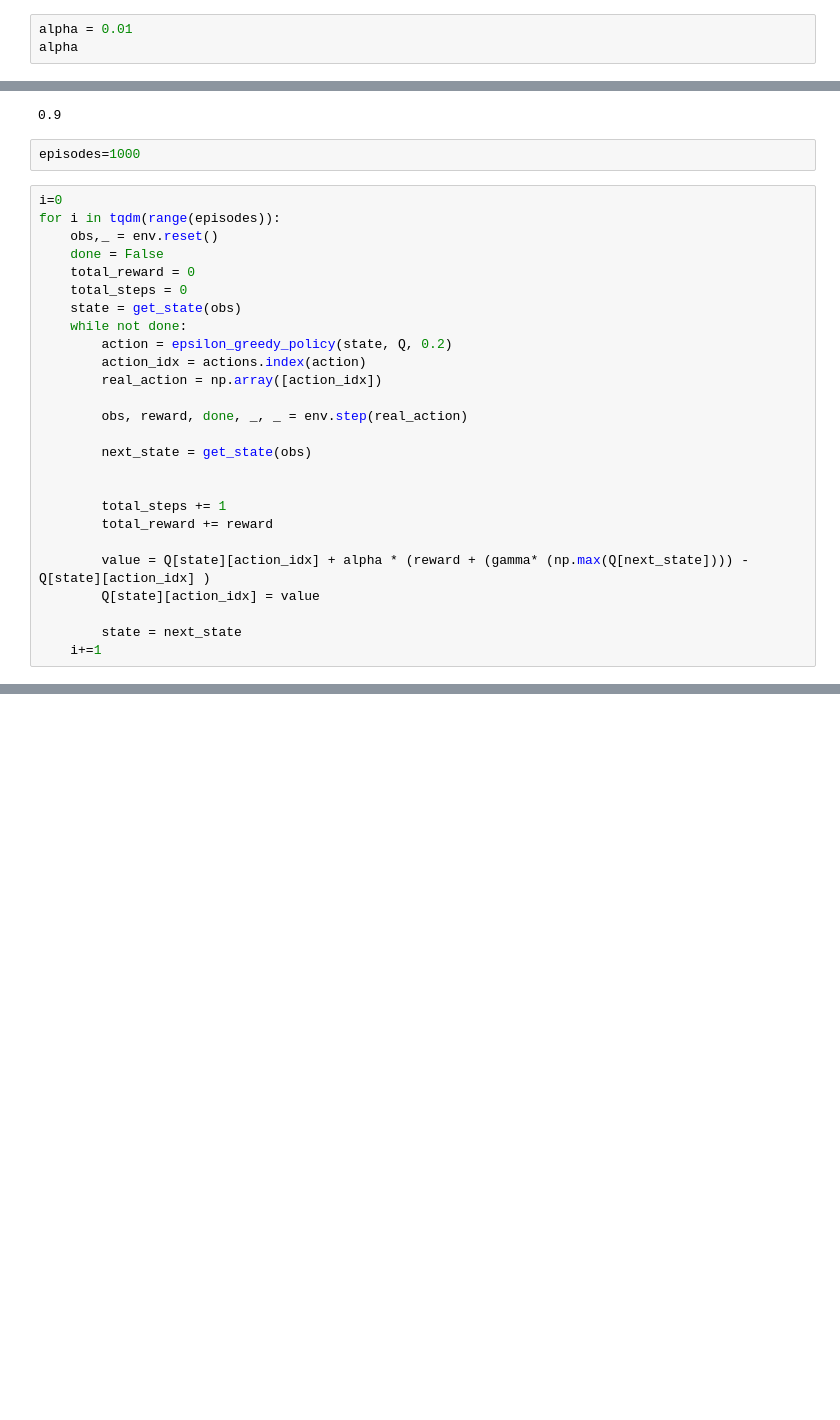
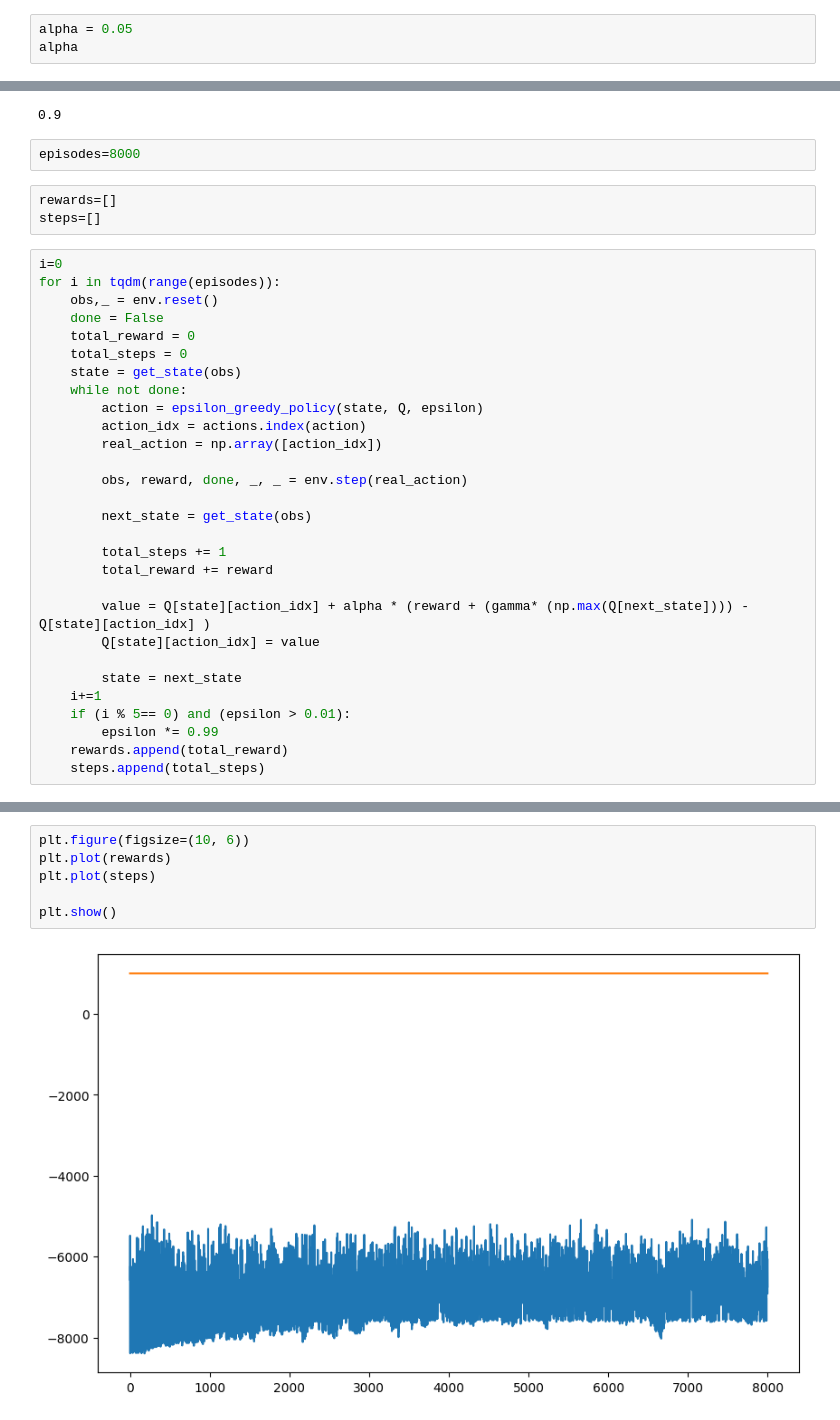
Before and after one commit to JosefinaFerrari/Obligatorio-IA, a Jupyter notebook: Pendulum/pendulum.ipynb, the cells around one changed output, grey strips where cells are left out. Drawn from its saved outputs; the diff is of its cells as text; blank space fills up the shorter version.

```diff
--- a/Pendulum/pendulum.ipynb
+++ b/Pendulum/pendulum.ipynb
@@ -170,4 +180,4 @@ iterations = 10
 # %%
-alpha = 0.01
+alpha = 0.05
 alpha
 # %% [output]
@@ -178,7 +188,10 @@ gamma
 # %% [output]
 0.9
 # %%
-episodes=1000
+episodes=8000
+# %%
+rewards=[]
+steps=[]
 # %%
 i=0
 for i in tqdm(range(episodes)):
@@ -188,14 +201,13 @@ for i in tqdm(range(episodes)):
     total_steps = 0
     state = get_state(obs)
     while not done:
-        action = epsilon_greedy_policy(state, Q, 0.2)
+        action = epsilon_greedy_policy(state, Q, epsilon)
         action_idx = actions.index(action)
         real_action = np.array([action_idx])
 
         obs, reward, done, _, _ = env.step(real_action)
 
         next_state = get_state(obs)
-
 
         total_steps += 1
         total_reward += reward
@@ -205,3 +217,7 @@ for i in tqdm(range(episodes)):
 
         state = next_state
     i+=1
+    if (i % 5== 0) and (epsilon > 0.01):
+        epsilon *= 0.99
+    rewards.append(total_reward)
+    steps.append(total_steps)
@@ -215,0 +228,8 @@ total_reward
+# %%
+plt.figure(figsize=(10, 6))
+plt.plot(rewards)
+plt.plot(steps)
+
+plt.show()
+# %% [output]
+[figure, added]
```
Also changed, not shown: parts of 20 cells of this notebook, 2 other files.
